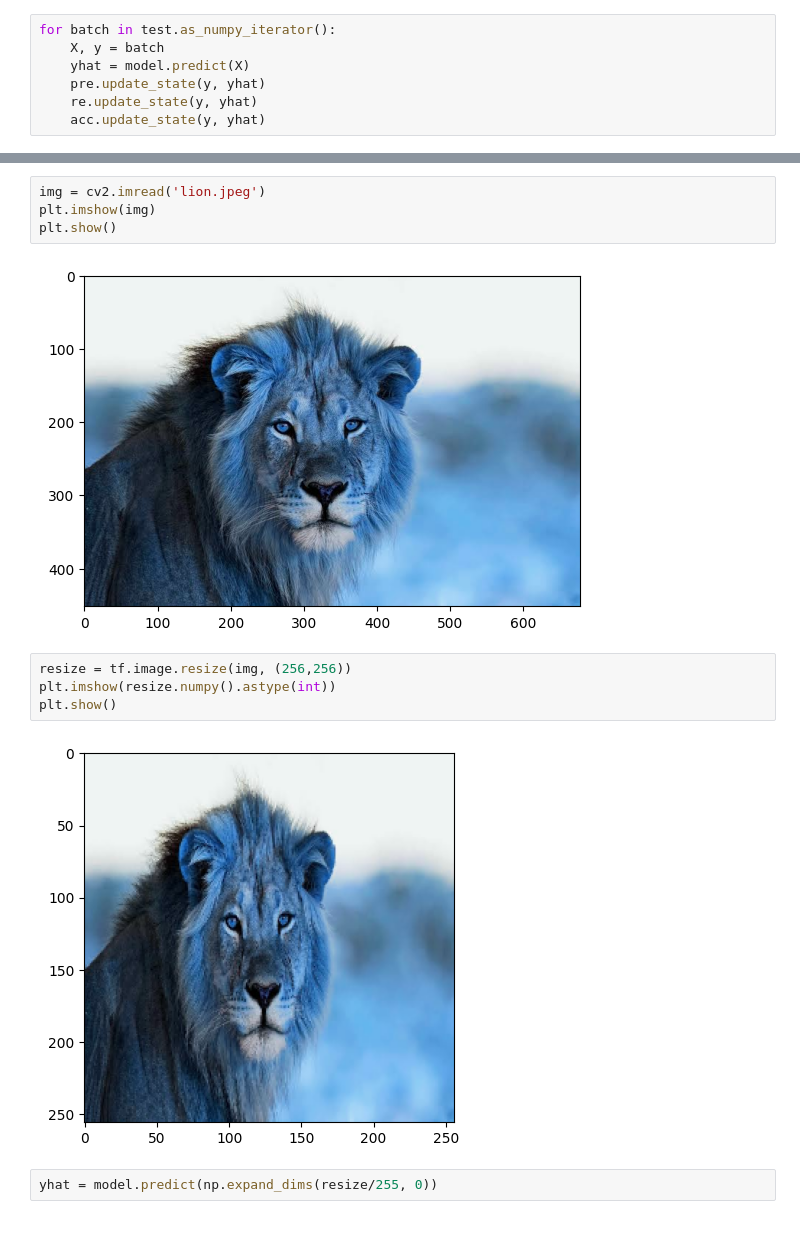
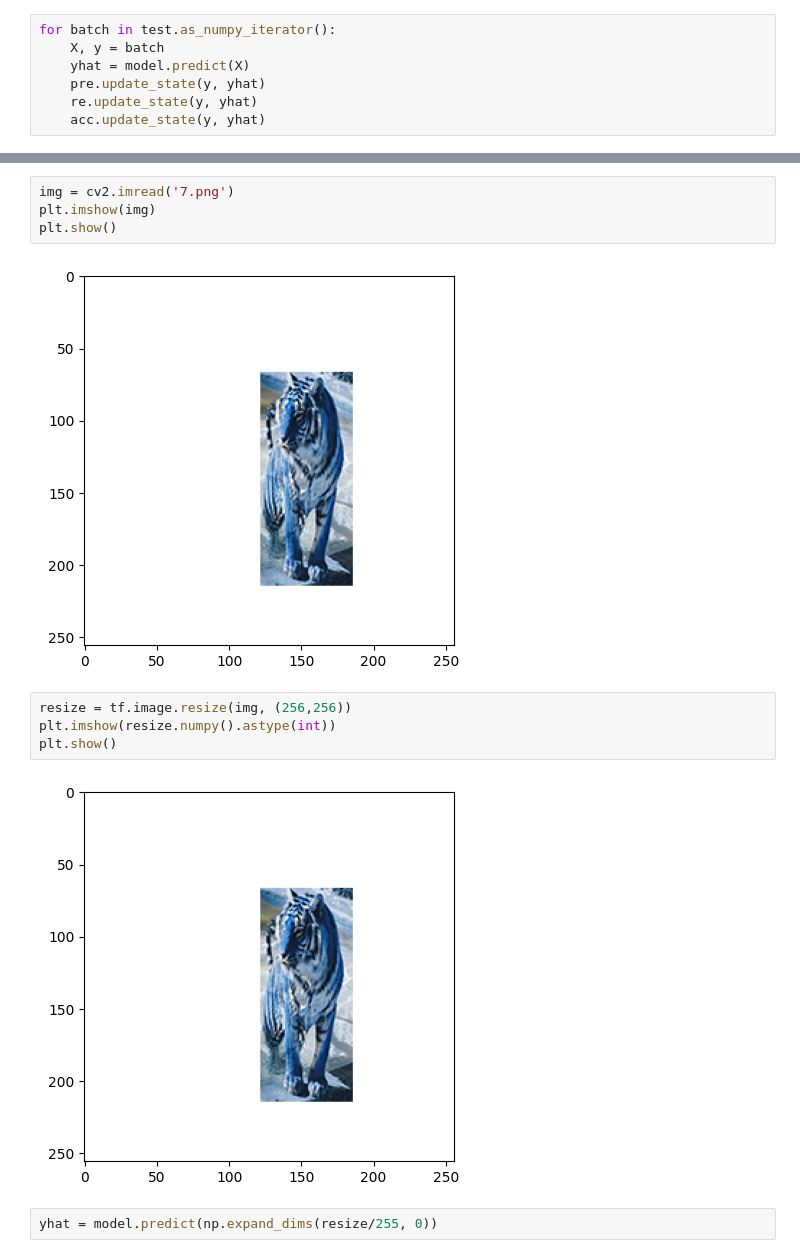
Before and after one commit to Shivansh20128/DL_ImageClassification, a Jupyter notebook: script.ipynb, the cells around one changed output, grey strips where cells are left out. Drawn from its saved outputs; the diff is of its cells as text; blank space fills up the shorter version.

```diff
--- a/script.ipynb
+++ b/script.ipynb
@@ -156,15 +156,15 @@ tf.Tensor(1.0, shape=(), dtype=float32) tf.Tensor(1.0, shape=(), dtype=float32)
 # %%
-img = cv2.imread('lion.jpeg')
+img = cv2.imread('7.png')
 plt.imshow(img)
 plt.show()
 # %% [output]
-[figure, old version]
+[figure, new version]
 # %%
 resize = tf.image.resize(img, (256,256))
 plt.imshow(resize.numpy().astype(int))
 plt.show()
 # %% [output]
-[figure, old version]
+[figure, new version]
 # %%
 yhat = model.predict(np.expand_dims(resize/255, 0))
 # %%
```
Also changed, not shown: parts of 8 cells of this notebook.
